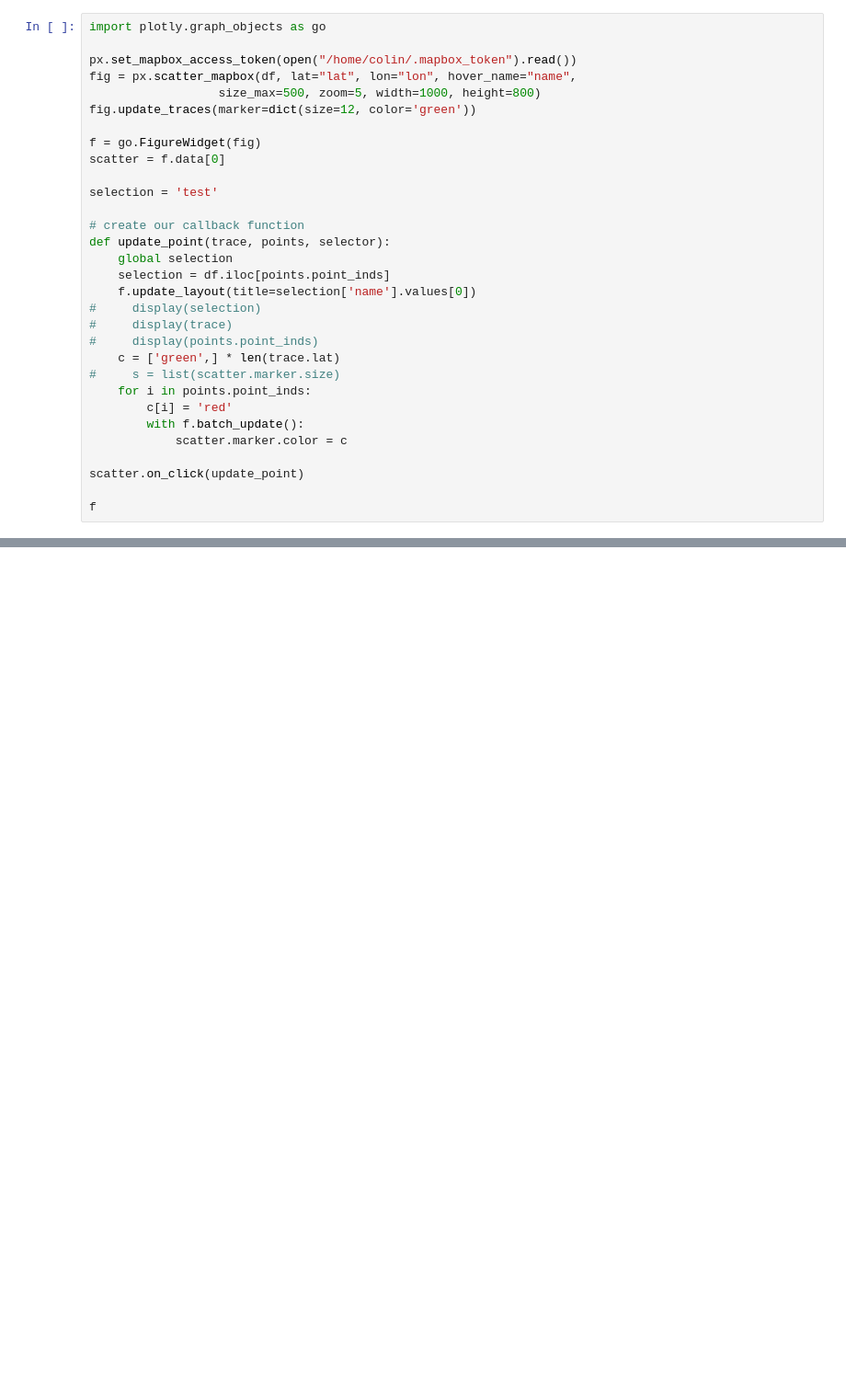
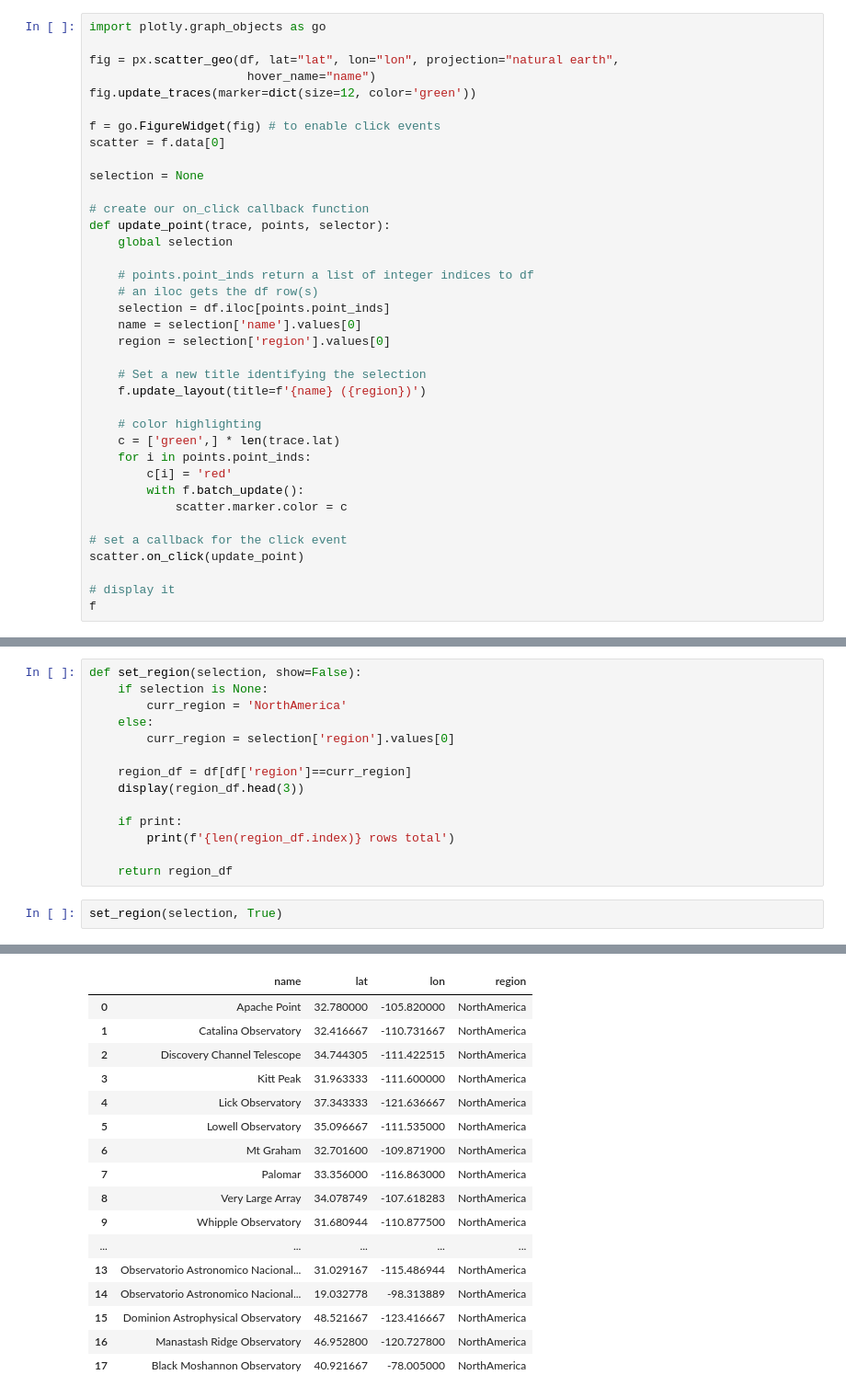
Before and after one commit to colinleach/tinkerings, a Jupyter notebook: mapping/Plotly_map.ipynb, the cells around one changed output, grey strips where cells are left out. Shown at 92% size. Saved outputs shown, nothing was run; the diff lists cells and outputs as text; blank space fills up the shorter version.

```diff
--- a/mapping/Plotly_map.ipynb
+++ b/mapping/Plotly_map.ipynb
@@ -68,33 +67,39 @@ df.head()
 # %%
 import plotly.graph_objects as go
 
-px.set_mapbox_access_token(open("/home/colin/.mapbox_token").read())
-fig = px.scatter_mapbox(df, lat="lat", lon="lon", hover_name="name",
-                  size_max=500, zoom=5, width=1000, height=800)
+fig = px.scatter_geo(df, lat="lat", lon="lon", projection="natural earth",
+                      hover_name="name")
 fig.update_traces(marker=dict(size=12, color='green'))
 
-f = go.FigureWidget(fig)
+f = go.FigureWidget(fig) # to enable click events
 scatter = f.data[0]
 
-selection = 'test'
+selection = None
 
-# create our callback function
+# create our on_click callback function
 def update_point(trace, points, selector):
     global selection
+
+    # points.point_inds return a list of integer indices to df
+    # an iloc gets the df row(s)
     selection = df.iloc[points.point_inds]
-    f.update_layout(title=selection['name'].values[0])
-#     display(selection)
-#     display(trace)
-#     display(points.point_inds)
+    name = selection['name'].values[0]
+    region = selection['region'].values[0]
+
+    # Set a new title identifying the selection
+    f.update_layout(title=f'{name} ({region})')
+
+    # color highlighting
     c = ['green',] * len(trace.lat)
-#     s = list(scatter.marker.size)
     for i in points.point_inds:
         c[i] = 'red'
         with f.batch_update():
             scatter.marker.color = c
 
+# set a callback for the click event
 scatter.on_click(update_point)
 
+# display it
 f
 # %% [output]
 FigureWidget({
@@ -106,0 +111,17 @@ fig.show()
+# %%
+def set_region(selection, show=False):
+    if selection is None:
+        curr_region = 'NorthAmerica'
+    else:
+        curr_region = selection['region'].values[0]
+
+    region_df = df[df['region']==curr_region]
+    display(region_df.head(3))
+
+    if print:
+        print(f'{len(region_df.index)} rows total')
+
+    return region_df
+# %%
+set_region(selection, True)
+# %% [output]
@@ -106,0 +133,17 @@ fig.show()
+|  | name | lat | lon | region |
+| 0 | Apache Point | 32.780000 | -105.820000 | NorthAmerica |
+| 1 | Catalina Observatory | 32.416667 | -110.731667 | NorthAmerica |
+| 2 | Discovery Channel Telescope | 34.744305 | -111.422515 | NorthAmerica |
+| 3 | Kitt Peak | 31.963333 | -111.600000 | NorthAmerica |
+| 4 | Lick Observatory | 37.343333 | -121.636667 | NorthAmerica |
+| 5 | Lowell Observatory | 35.096667 | -111.535000 | NorthAmerica |
+| 6 | Mt Graham | 32.701600 | -109.871900 | NorthAmerica |
+| 7 | Palomar | 33.356000 | -116.863000 | NorthAmerica |
+| 8 | Very Large Array | 34.078749 | -107.618283 | NorthAmerica |
+| 9 | Whipple Observatory | 31.680944 | -110.877500 | NorthAmerica |
+| ... | ... | ... | ... | ... |
+| 13 | Observatorio Astronomico Nacional... | 31.029167 | -115.486944 | NorthAmerica |
+| 14 | Observatorio Astronomico Nacional... | 19.032778 | -98.313889 | NorthAmerica |
+| 15 | Dominion Astrophysical Observatory | 48.521667 | -123.416667 | NorthAmerica |
+| 16 | Manastash Ridge Observatory | 46.952800 | -120.727800 | NorthAmerica |
+| 17 | Black Moshannon Observatory | 40.921667 | -78.005000 | NorthAmerica |
```
Also changed, not shown: parts of 24 cells of this notebook, 2 other files.
